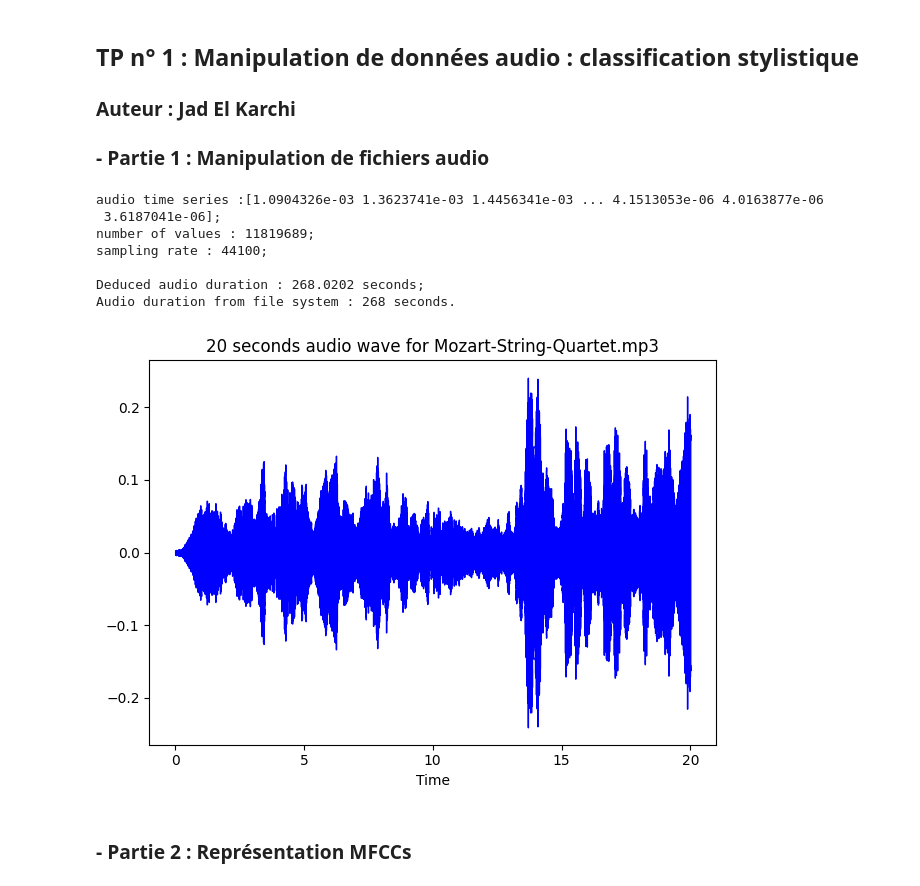
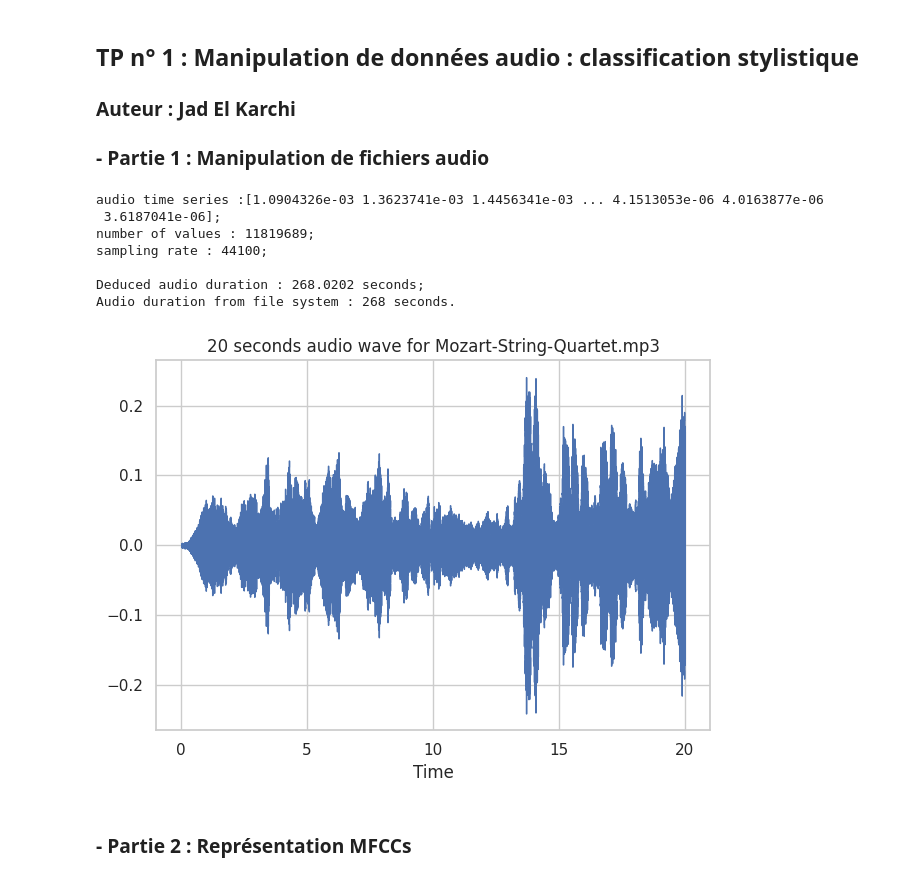
Before and after one commit to daJster/AI_music, a Jupyter notebook: tp-1_AIM.ipynb, the cells around one changed output. Saved outputs shown, nothing was run; the diff lists cells and outputs as text; code cells hidden in the pictures.

```diff
--- a/tp-1_AIM.ipynb
+++ b/tp-1_AIM.ipynb
@@ -6,40 +6,40 @@
 # %%
 from playsound import playsound
 import matplotlib.pyplot as plt
-# import numpy as np
-# import pandas as pd
-# import seaborn as sns
+import seaborn as sns
 from librosa import load
 from librosa.display import waveshow, specshow
 
 path_to_audio = f'./audio/classique/Mozart-String-Quartet.mp3'
 
 # play your audio (uncomment to hear)
 # playsound(path_to_audio)
 
 # load your audio
 audio_ts, sr = load(path_to_audio, sr=None)
 print(f"audio time series :{audio_ts};\nnumber of values : {len(audio_ts)};\nsampling rate : {sr};\n")
 
 audio_duration = len(audio_ts) / sr
 print(f"Deduced audio duration : {audio_duration:.4f} seconds;\nAudio duration from file system : {268} seconds.")
 
 # load only the first 20 seconds
 audio_data =  load(path_to_audio, duration=20.0, sr=None)
 ts, sr = audio_data
 
+
+sns.set_style("whitegrid")
 waveshow(ts, sr=sr, max_points=4000, color='b')
 plt.title(f"20 seconds audio wave for {path_to_audio.split('/')[-1]}")
 plt.tight_layout()
 # %% [output]
 audio time series :[1.0904326e-03 1.3623741e-03 1.4456341e-03 ... 4.1513053e-06 4.0163877e-06
  3.6187041e-06];
 number of values : 11819689;
 sampling rate : 44100;
 
 Deduced audio duration : 268.0202 seconds;
 Audio duration from file system : 268 seconds.
-[figure, old version]
+[figure, new version]
 # %% [markdown]
 ### - Partie 2 : Représentation MFCCs
 # %%
```
Also changed, not shown: parts of 10 cells of this notebook, 4 other files.
